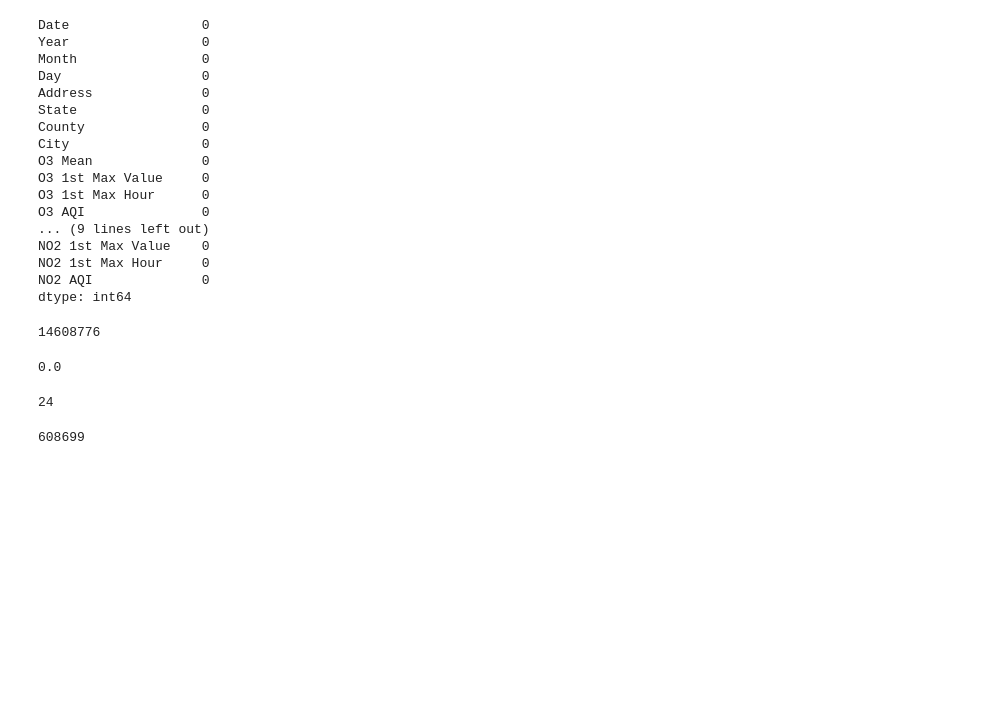
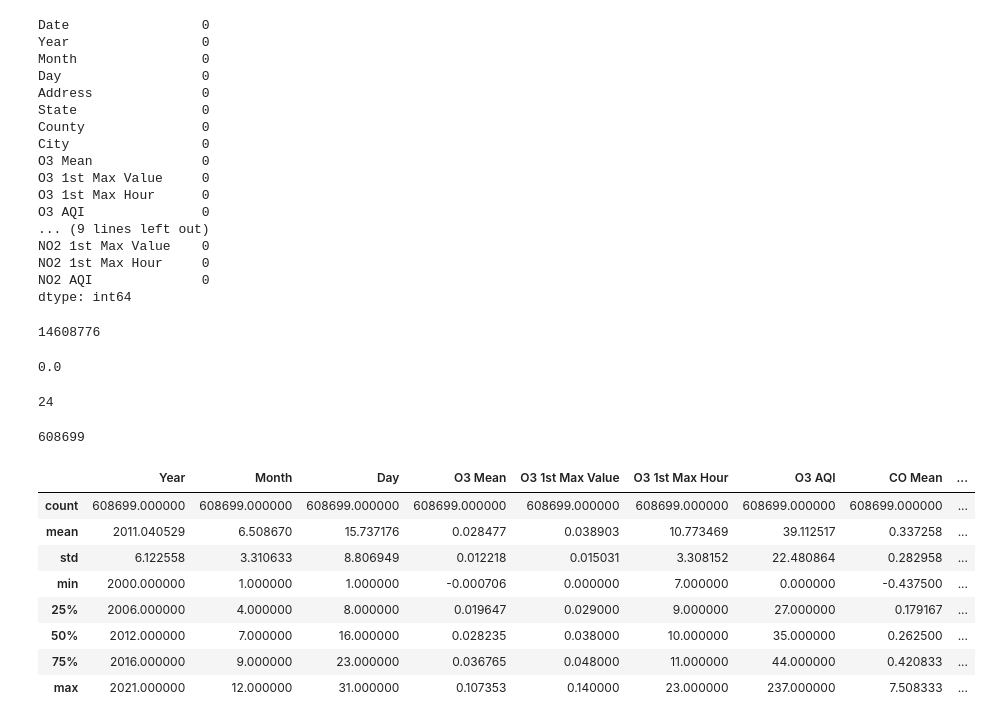
Before and after one commit to Jerryjohnreyes/Pollution_in_last_20years, a Jupyter notebook: initial_analysis.ipynb, the cells around one changed output. Drawn from its saved outputs; the diff is of its cells as text; code cells hidden in the pictures; blank space fills up the shorter version.

```diff
--- a/initial_analysis.ipynb
+++ b/initial_analysis.ipynb
@@ -69,3 +69,15 @@ data.shape[1]
 data.shape[0]
 # %% [output]
 608699
+# %%
+data.describe()
+# %% [output]
+|  | Year | Month | Day | O3 Mean | O3 1st Max Value | O3 1st Max Hour | O3 AQI | CO Mean | ... |
+| count | 608699.000000 | 608699.000000 | 608699.000000 | 608699.000000 | 608699.000000 | 608699.000000 | 608699.000000 | 608699.000000 | ... |
+| mean | 2011.040529 | 6.508670 | 15.737176 | 0.028477 | 0.038903 | 10.773469 | 39.112517 | 0.337258 | ... |
+| std | 6.122558 | 3.310633 | 8.806949 | 0.012218 | 0.015031 | 3.308152 | 22.480864 | 0.282958 | ... |
+| min | 2000.000000 | 1.000000 | 1.000000 | -0.000706 | 0.000000 | 7.000000 | 0.000000 | -0.437500 | ... |
+| 25% | 2006.000000 | 4.000000 | 8.000000 | 0.019647 | 0.029000 | 9.000000 | 27.000000 | 0.179167 | ... |
+| 50% | 2012.000000 | 7.000000 | 16.000000 | 0.028235 | 0.038000 | 10.000000 | 35.000000 | 0.262500 | ... |
+| 75% | 2016.000000 | 9.000000 | 23.000000 | 0.036765 | 0.048000 | 11.000000 | 44.000000 | 0.420833 | ... |
+| max | 2021.000000 | 12.000000 | 31.000000 | 0.107353 | 0.140000 | 23.000000 | 237.000000 | 7.508333 | ... |
```
Also changed, not shown: parts of 4 cells of this notebook.
